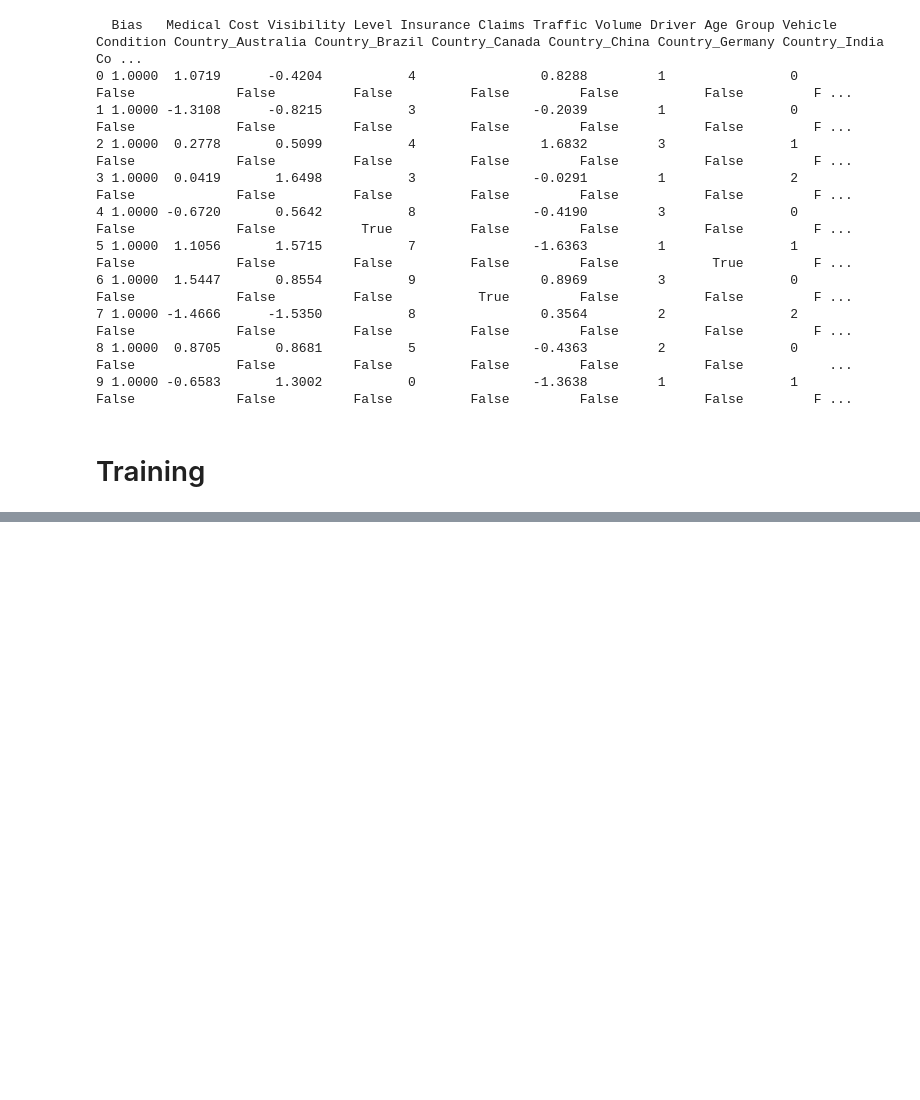
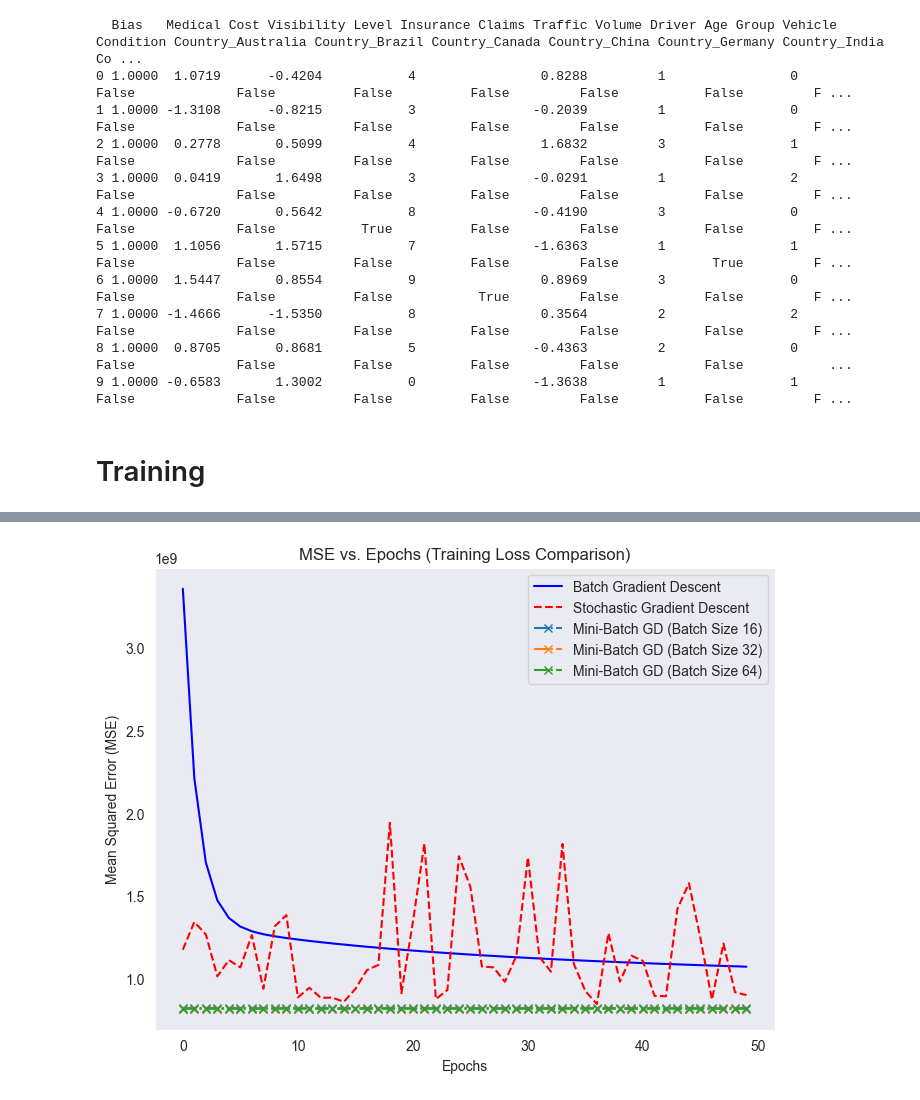
Before and after one commit to muhammadsaadx/Linear-Regression-from-Scratch, a Jupyter notebook: LinearRegression.ipynb, the cells around one changed output, grey strips where cells are left out. Drawn from its saved outputs; the diff is of its cells as text; code cells hidden in the pictures; blank space fills up the shorter version.

```diff
--- a/LinearRegression.ipynb
+++ b/LinearRegression.ipynb
@@ -500,0 +463,20 @@ plt.show()
+# %%
+# Evaluate on Test Set
+print("\nFinal Training MSE for different Mini-Batch Sizes:")
+for batch_size, loss_history in loss_histories.items():
+    print(f"Batch Size {batch_size}: MSE = {loss_history[-1]}")
+
+# Evaluate on Test Set
+y_pred_test_bgd = np.dot(X_test, theta_bgd)
+mse_test_bgd = np.mean((y_pred_test_bgd - y_test) ** 2)
+
+y_pred_test_sgd = np.dot(X_test, theta_sgd)
+mse_test_sgd = np.mean((y_pred_test_sgd - y_test) ** 2)
+
+y_pred_test_mbgd = np.dot(X_test, theta_mbgd)
+mse_test_mbgd = np.mean((y_pred_test_mbgd - y_test) ** 2)
+
+print("\nTest MSE for each method:")
+print(f"Batch Gradient Descent Test MSE: {mse_test_bgd}")
+print(f"Stochastic Gradient Descent Test MSE: {mse_test_sgd}")
+print(f"Mini-Batch Gradient Descent Test MSE: {mse_test_mbgd}")
@@ -500,0 +493,19 @@ plt.show()
+# %%
+import matplotlib.pyplot as plt
+
+# Plot MSE vs. Epochs for all three gradient descent methods
+plt.figure(figsize=(8, 6))
+plt.plot(range(epochs), loss_history_bgd, label="Batch Gradient Descent", color='b')
+plt.plot(range(epochs), loss_history_sgd, label="Stochastic Gradient Descent", color='r', linestyle='dashed')
+
+for batch_size, loss_history in loss_histories.items():
+    plt.plot(range(epochs), loss_history, label=f"Mini-Batch GD (Batch Size {batch_size})", linestyle='-.', marker='x')
+
+plt.xlabel("Epochs")
+plt.ylabel("Mean Squared Error (MSE)")
+plt.title("MSE vs. Epochs (Training Loss Comparison)")
+plt.legend()
+plt.grid()
+plt.show()
+# %% [output]
+[figure, added]
```
Also changed, not shown: parts of 19 cells of this notebook.
